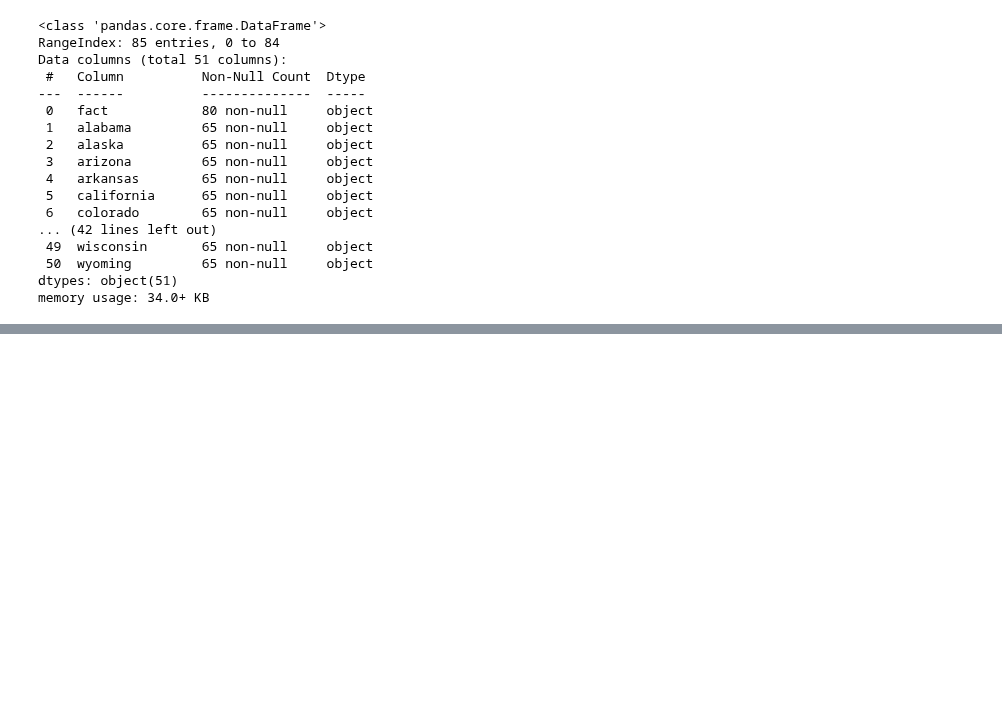
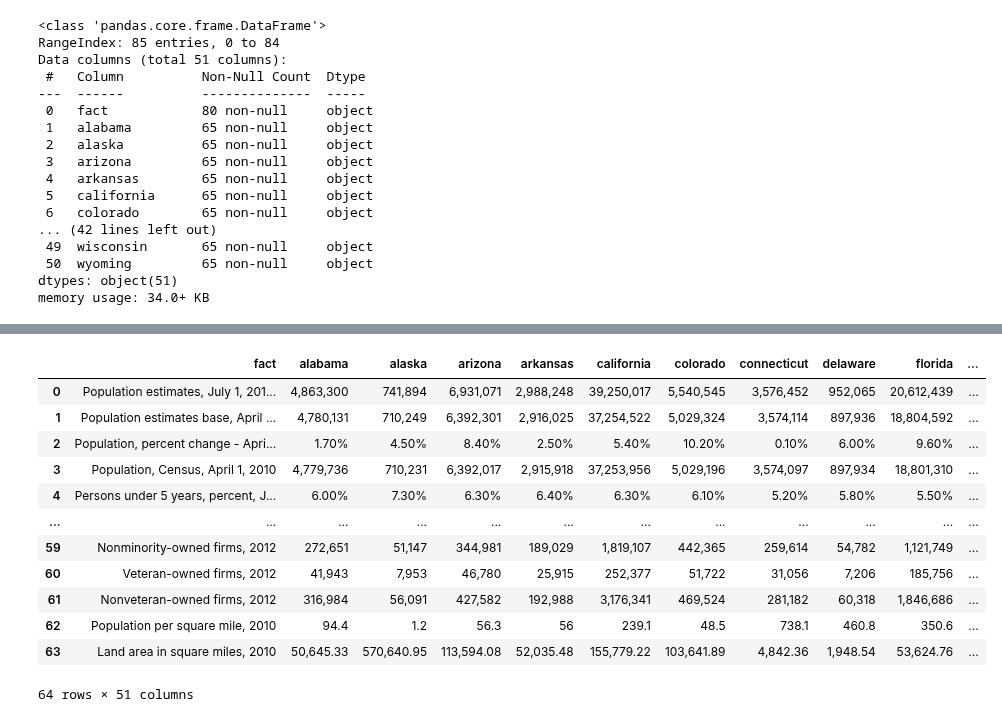
Before and after one commit to BigBossTunde/Project---investigate-a-Dataset, a Jupyter notebook: Project - Investigate a Data Set.ipynb, the cells around one changed output, grey strips where cells are left out. Cells and saved outputs as stored; diff of their text form; code cells hidden in the pictures; blank space fills up the shorter version.

```diff
--- a/Project - Investigate a Data Set.ipynb
+++ b/Project - Investigate a Data Set.ipynb
@@ -275,0 +327,2 @@ ValueError: Number of columns must be a positive integer, not 0
+# %%
+US_Census_Data.dropna(axis = 0, inplace = True)
@@ -275,0 +365,16 @@ ValueError: Number of columns must be a positive integer, not 0
+# %%
+US_Census_Data.drop([64], axis = 0)
+# %% [output]
+|  | fact | alabama | alaska | arizona | arkansas | california | colorado | connecticut | delaware | florida | ... |
+| 0 | Population estimates, July 1, 201... | 4,863,300 | 741,894 | 6,931,071 | 2,988,248 | 39,250,017 | 5,540,545 | 3,576,452 | 952,065 | 20,612,439 | ... |
+| 1 | Population estimates base, April ... | 4,780,131 | 710,249 | 6,392,301 | 2,916,025 | 37,254,522 | 5,029,324 | 3,574,114 | 897,936 | 18,804,592 | ... |
+| 2 | Population, percent change - Apri... | 1.70% | 4.50% | 8.40% | 2.50% | 5.40% | 10.20% | 0.10% | 6.00% | 9.60% | ... |
+| 3 | Population, Census, April 1, 2010 | 4,779,736 | 710,231 | 6,392,017 | 2,915,918 | 37,253,956 | 5,029,196 | 3,574,097 | 897,934 | 18,801,310 | ... |
+| 4 | Persons under 5 years, percent, J... | 6.00% | 7.30% | 6.30% | 6.40% | 6.30% | 6.10% | 5.20% | 5.80% | 5.50% | ... |
+| ... | ... | ... | ... | ... | ... | ... | ... | ... | ... | ... | ... |
+| 59 | Nonminority-owned firms, 2012 | 272,651 | 51,147 | 344,981 | 189,029 | 1,819,107 | 442,365 | 259,614 | 54,782 | 1,121,749 | ... |
+| 60 | Veteran-owned firms, 2012 | 41,943 | 7,953 | 46,780 | 25,915 | 252,377 | 51,722 | 31,056 | 7,206 | 185,756 | ... |
+| 61 | Nonveteran-owned firms, 2012 | 316,984 | 56,091 | 427,582 | 192,988 | 3,176,341 | 469,524 | 281,182 | 60,318 | 1,846,686 | ... |
+| 62 | Population per square mile, 2010 | 94.4 | 1.2 | 56.3 | 56 | 239.1 | 48.5 | 738.1 | 460.8 | 350.6 | ... |
+| 63 | Land area in square miles, 2010 | 50,645.33 | 570,640.95 | 113,594.08 | 52,035.48 | 155,779.22 | 103,641.89 | 4,842.36 | 1,948.54 | 53,624.76 | ... |
+64 rows × 51 columns
```
Also changed, not shown: parts of 10 cells of this notebook, 1 other file.
